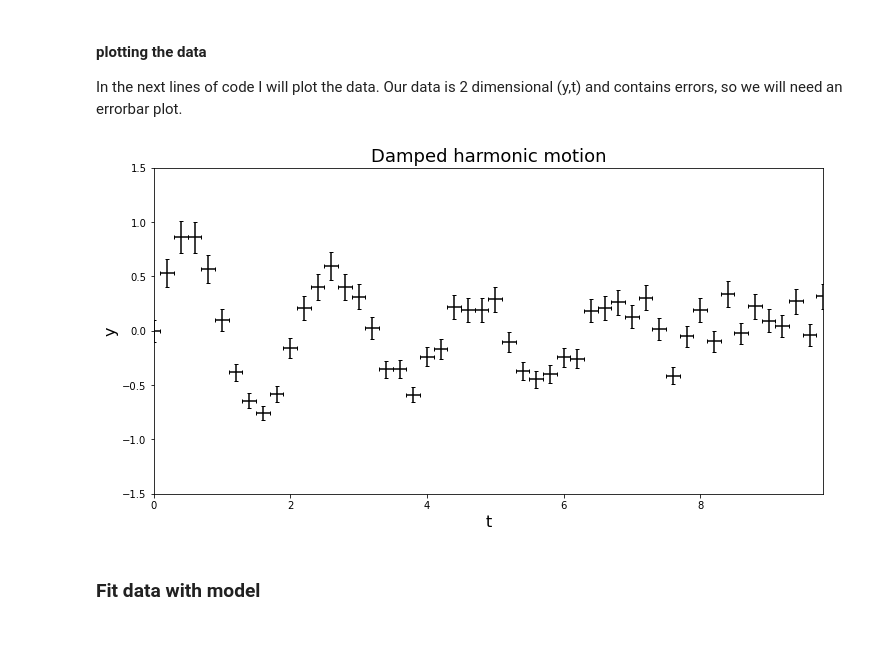
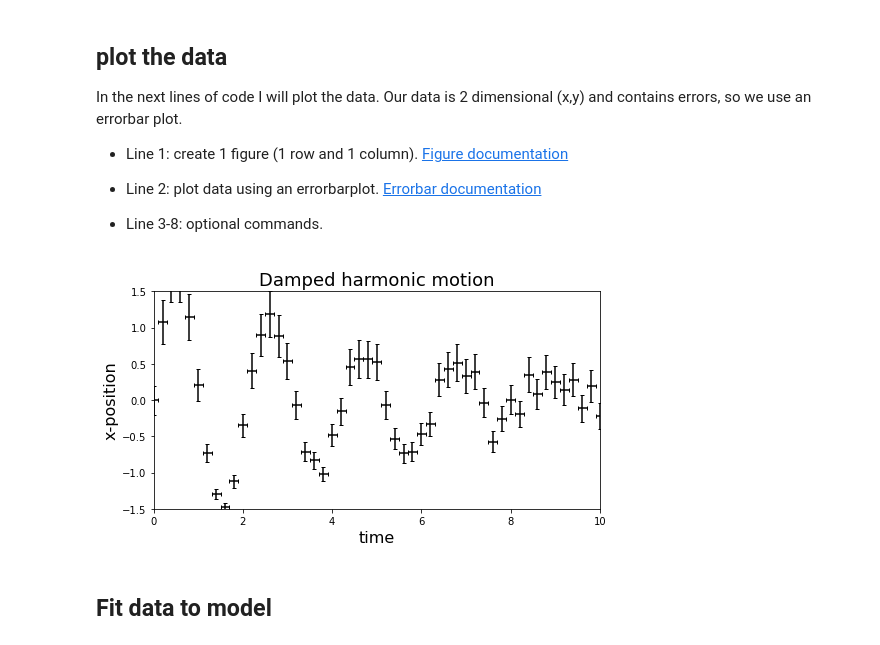
Before and after one commit to JBusink/Curve-Fit, a Jupyter notebook: curve_fit.ipynb, the cells around one changed output. Saved outputs shown, nothing was run; the diff lists cells and outputs as text; code cells hidden in the pictures.

Commit message:
Renewed documentation
Included Lmfit example, and extra documentation links.

```diff
--- a/curve_fit.ipynb
+++ b/curve_fit.ipynb
@@ -23,24 +51,30 @@ The last term, $0.05t\zeta(t)$ account for a stochastic proccess. $\zeta(t)$ is
 # %%
 np.random.seed(2) #initialize random number generator seed.
 
-t = np.arange(0,10,0.2) # x-axis data, an array ('list') from [0,0.2...9.8, 10].
-y = np.exp(-0.2*t)*np.sin(3*t) + 0.05*t*np.random.uniform(-1,1,len(t)) # y-axis data.
-terr = 0.1 # constant error in time.
-yerr = 0.05*y +0.1 # The error in y.
+x = np.arange(0,10.2,0.2) # x-axis data, an array ('list') from [0,0.2...9.8, 10].
+y = 2*np.exp(-0.2*x)*np.sin(3*x) + 0.05*x*np.random.uniform(-1,1,len(x)) # y-axis data.
+xerr = 0.1 # constant error in time.
+yerr = 0.1*y +0.2 # The error in x-position.
 # %% [markdown]
-#### plotting the data
+## plot the data<a id='plot'></a>
 In the next lines of code I will plot the data.
-Our data is 2 dimensional (y,t) and contains errors, so we will need an errorbar plot.
+Our data is 2 dimensional (x,y) and contains errors, so we use an errorbar plot.
+
+* Line 1: create 1 figure (1 row and 1 column). [Figure documentation](https://matplotlib.org/stable/gallery/subplots_axes_and_figures/subplots_demo.html)
+
+* Line 2: plot data using an errorbarplot. [Errorbar documentation](https://matplotlib.org/stable/api/_as_gen/matplotlib.pyplot.errorbar.html)
+
+* Line 3-8: optional commands.
 # %%
-fig, axes = plt.subplots(1,1,figsize=(12,6)) #Creates a single figure with dimensions (12 by 6 (inch))
+fig, axes = plt.subplots(1,1,figsize=(8,4)) #Creates a single figure with dimensions (12 by 6 (inch))
+axes.errorbar(x,y,xerr=xerr,yerr=yerr,fmt='none',ecolor='black',capsize=2) #fmt, ecolor and capsize can be personalized.
 axes.set_title('Damped harmonic motion', fontsize=18)
-axes.errorbar(t,y,xerr=terr,yerr=yerr,fmt='none',ecolor='black',capsize=2) #fmt, ecolor and capsize can be personalized.
-axes.set_xlabel('t',fontsize=16)
-axes.set_ylabel('y',fontsize=16)
-axes.set_xlim(np.min(t),np.max(t))
+axes.set_xlabel('time',fontsize=16)
+axes.set_ylabel('x-position',fontsize=16)
+axes.set_xlim(np.min(x),np.max(x))
 axes.set_ylim(-1.5,1.5)
 plt.show()
 # %% [output]
-[figure, old version]
+[figure, new version]
 # %% [markdown]
-### Fit data with model
+## Fit data to model<a id='fit'></a>
```
Also changed, not shown: parts of 20 cells of this notebook.
